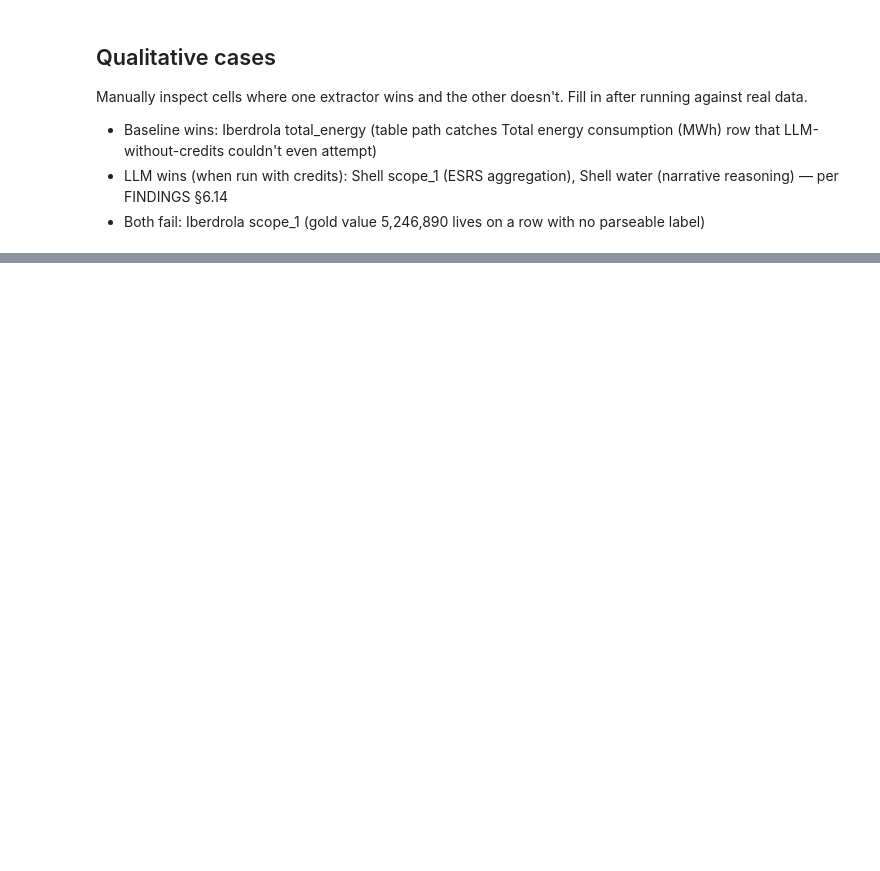
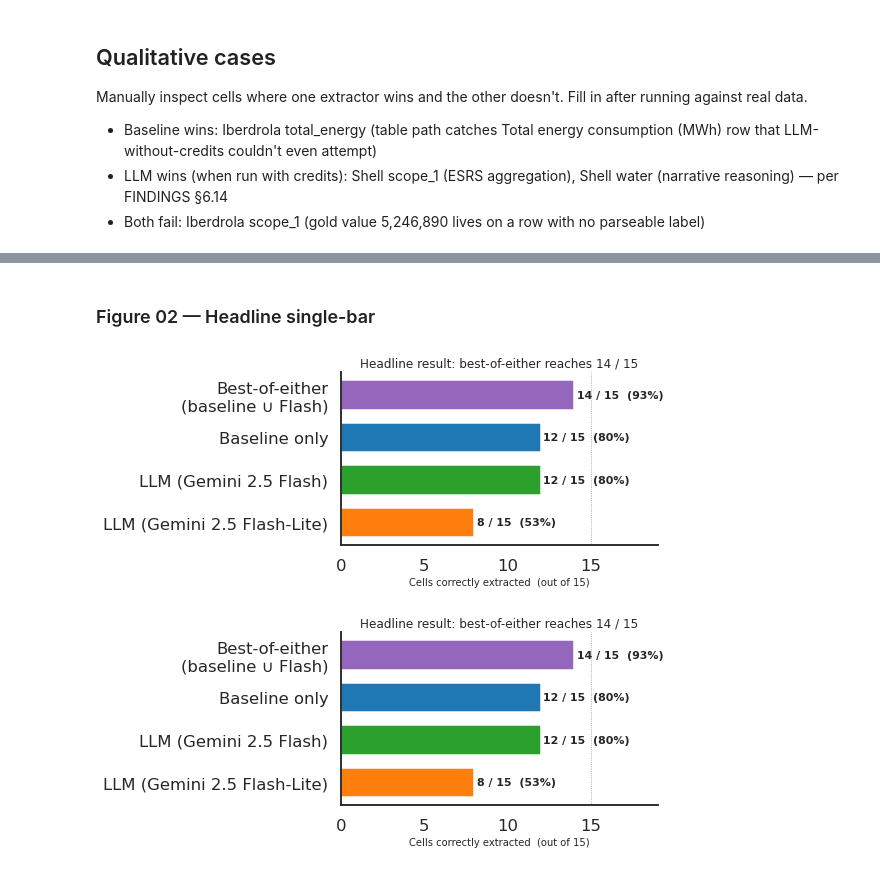
Before and after one commit to rotask/nlp-esg-extractor, a Jupyter notebook: notebooks/demo.ipynb, the cells around one changed output, grey strips where cells are left out. Cells and saved outputs as stored; diff of their text form; code cells hidden in the pictures; blank space fills up the shorter version.

```diff
--- a/notebooks/demo.ipynb
+++ b/notebooks/demo.ipynb
@@ -93,0 +126,7 @@ Manually inspect cells where one extractor wins and the other doesn't. Fill in a
+# %% [markdown]
+### Figure 02 — Headline single-bar
+# %%
+make_figures.fig_02_headline_total()
+# %% [output]
+[figure, added]
+[figure, added]
```
Also changed, not shown: parts of 32 cells of this notebook, 16 other files.
